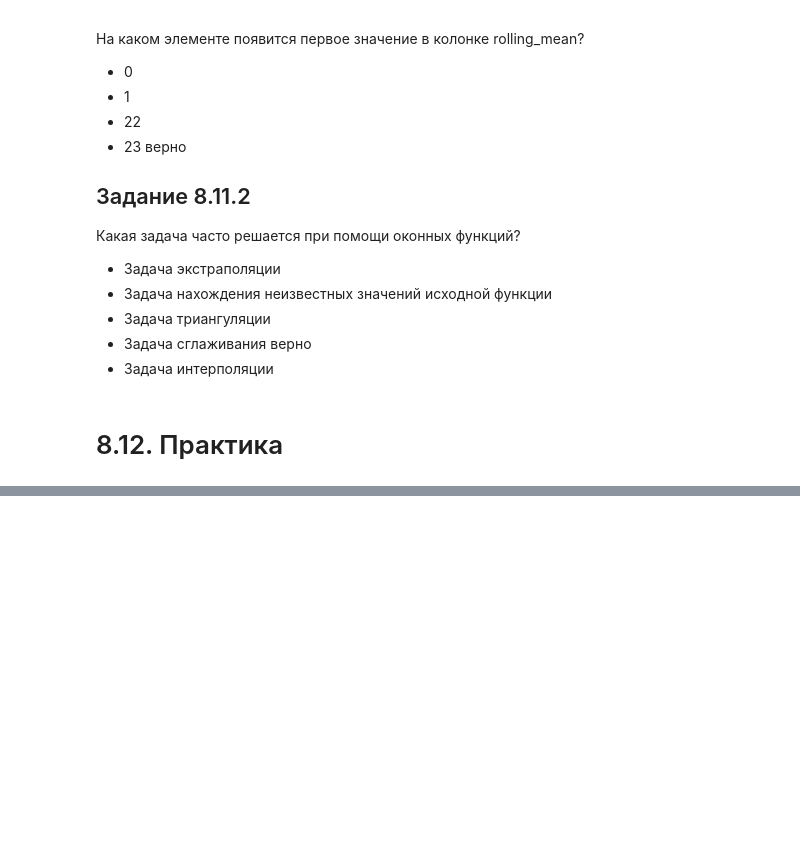
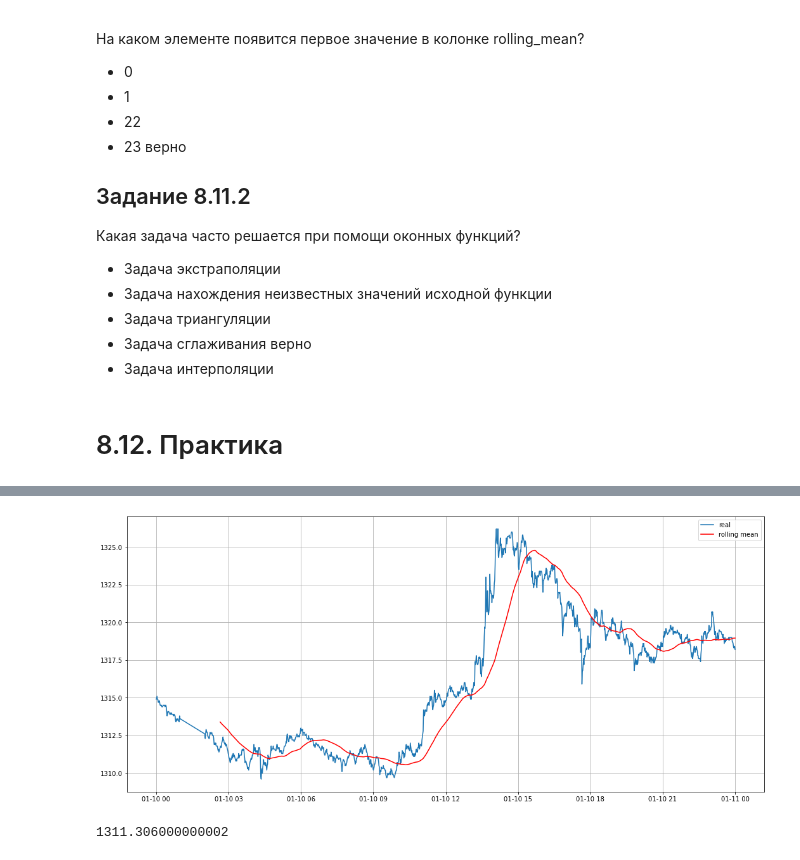
Before and after one commit to IvanRumyantsev/Skillfactory_DST_10, a Jupyter notebook: Юнит 7. Machine Learning в продакшн/ML-8. Временные ряды в машинном обучении/ML-8. Временные ряды в машинном обучении.ipynb, the cells around one changed output, grey strips where cells are left out. Saved outputs shown, nothing was run; the diff lists cells and outputs as text; code cells hidden in the pictures; blank space fills up the shorter version.

```diff
--- a/Юнит 7. Machine Learning в продакшн/ML-8. Временные ряды в машинном обучении/ML-8. Временные ряды в машинном обучении.ipynb
+++ b/Юнит 7. Machine Learning в продакшн/ML-8. Временные ряды в машинном обучении/ML-8. Временные ряды в машинном обучении.ipynb
@@ -870,0 +874,23 @@ df['rolling_mean'] = df.value.rolling(window=23).apply(myMean)
+# %%
+import numpy as np, pandas as pd
+import matplotlib.pyplot as plt
+import plotly.graph_objects as go
+import time, datetime
+
+data = pd.read_csv('gold_clean.csv')
+data = data.rename(columns = {'ts': 'unixtime'})
+data['ts'] = pd.to_datetime(data.unixtime)
+data = data[(data.ts >= '2018-01-10') & (data.ts <= '2018-01-11')]
+
+fig = go.Figure(data  = [go.Candlestick(
+            x=data['ts'],
+            open  = data['open'],
+            high  = data['high'],
+            low   = data['low'],
+            close = data['close']
+        )])
+
+fig.show()
+
+data = data.reset_index(drop=True)
+data.head()
@@ -870,0 +915,18 @@ df['rolling_mean'] = df.value.rolling(window=23).apply(myMean)
+# %%
+df = data.copy()
+## делаем оконное среднее с окном в 100 точек
+df['rolling_mean'] = df.close.rolling(window=100).mean()
+# %%
+## визуализируем
+f, ax = plt.subplots(figsize=(18, 8))
+ax.plot(df.ts, df.close) ## исходные данные
+ax.plot(df.ts, df.rolling_mean, c='r') ## оконное среднее
+ax.legend(['real', 'rolling mean'])
+ax.grid()
+plt.show()
+# %% [output]
+[figure, added]
+# %%
+df[(df['rolling_mean']<df['close'])].sort_values(by=['ts'])['rolling_mean'].iloc[0]
+# %% [output]
+1311.306000000002
```
Also changed, not shown: parts of 23 cells of this notebook.
